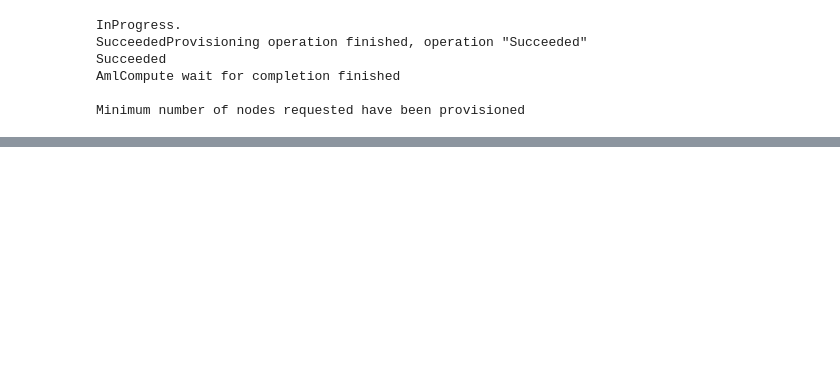
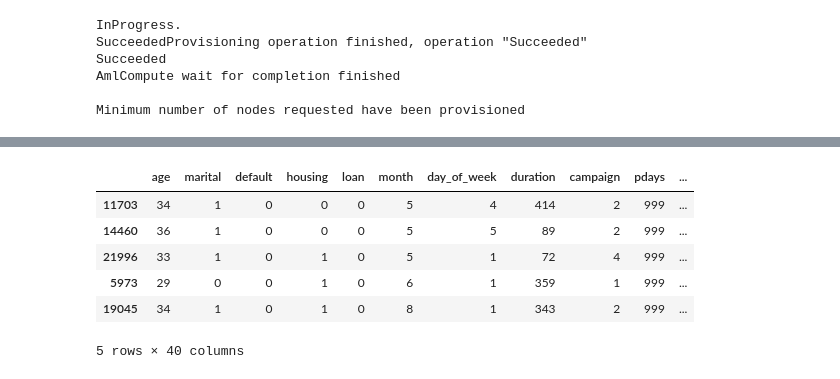
Before and after one commit to cristiandatum/ML_Pipeline_Azure, a Jupyter notebook: udacity-project.ipynb, the cells around one changed output, grey strips where cells are left out. Saved outputs shown, nothing was run; the diff lists cells and outputs as text; code cells hidden in the pictures; blank space fills up the shorter version.

```diff
--- a/udacity-project.ipynb
+++ b/udacity-project.ipynb
@@ -163,3 +163,19 @@ from train import clean_data
 
 # Use the clean_data function to clean your data.
 x, y = clean_data(ds)
+# %%
+from sklearn.model_selection import train_test_split
+
+ds = x.join(y)
+
+train, test = train_test_split(ds, test_size = 0.2, random_state = 1)
+# %%
+train.head()
+# %% [output]
+|  | age | marital | default | housing | loan | month | day_of_week | duration | campaign | pdays | ... |
+| 11703 | 34 | 1 | 0 | 0 | 0 | 5 | 4 | 414 | 2 | 999 | ... |
+| 14460 | 36 | 1 | 0 | 0 | 0 | 5 | 5 | 89 | 2 | 999 | ... |
+| 21996 | 33 | 1 | 0 | 1 | 0 | 5 | 1 | 72 | 4 | 999 | ... |
+| 5973 | 29 | 0 | 0 | 1 | 0 | 6 | 1 | 359 | 1 | 999 | ... |
+| 19045 | 34 | 1 | 0 | 1 | 0 | 8 | 1 | 343 | 2 | 999 | ... |
+5 rows × 40 columns
```
Also changed, not shown: parts of 8 cells of this notebook.
